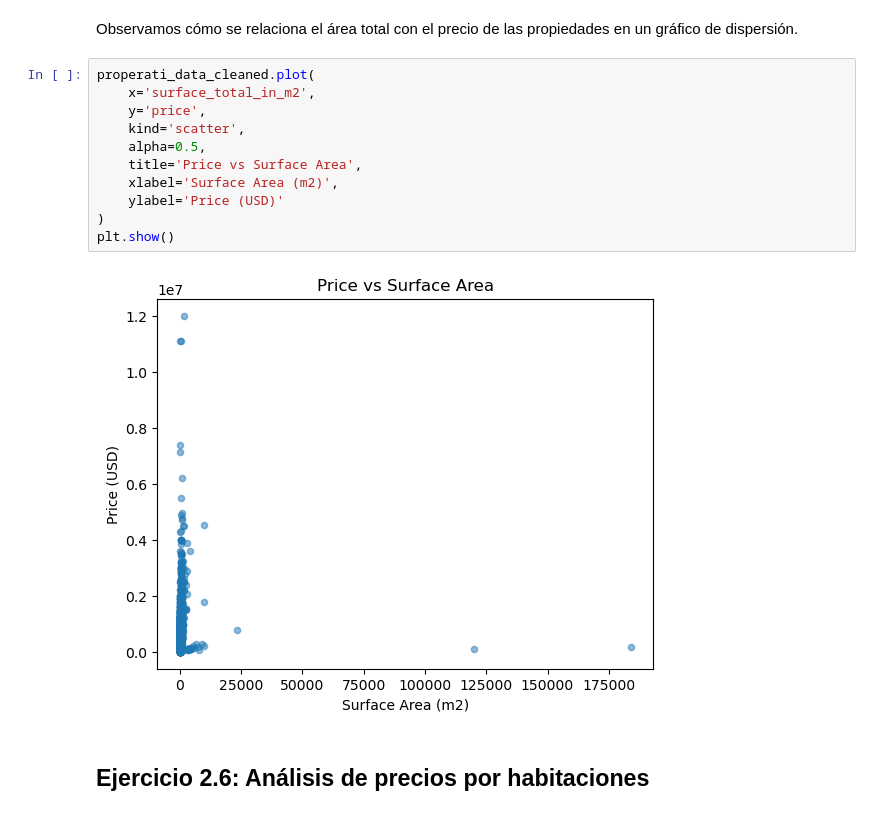
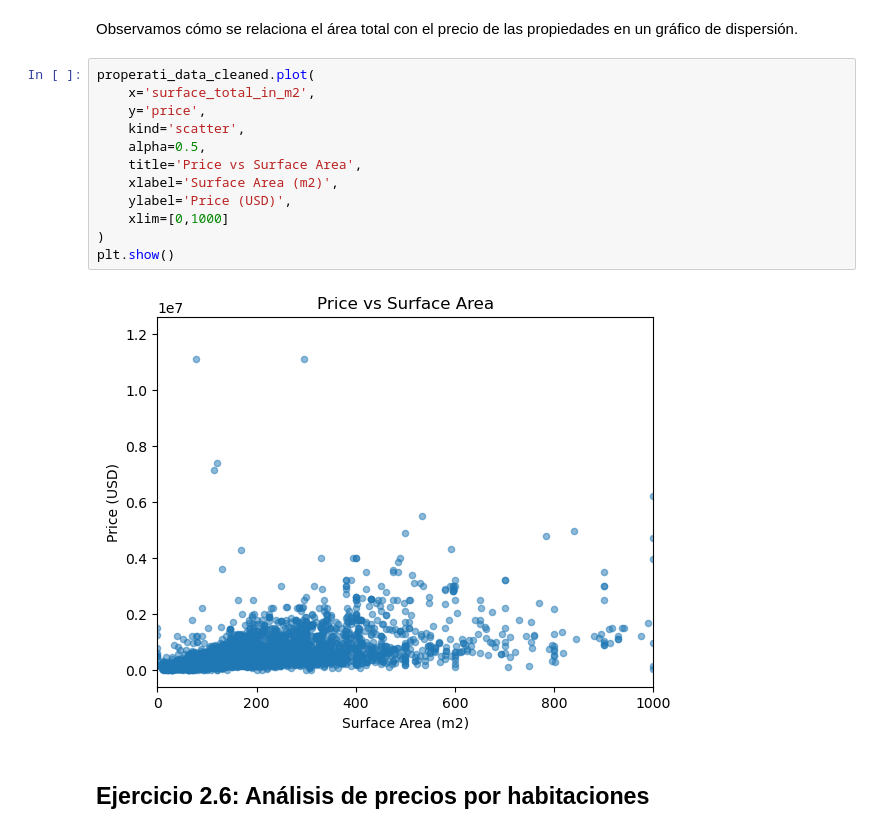
Before and after one commit to ljpiere/data_python_classes, a Jupyter notebook: DA/Webinar 7 - Sprint 4 - Graficas matplotlib/Webinar7_Sp4_Md1-3.ipynb, the cells around one changed output. Cells and saved outputs as stored; diff of their text form.

```diff
--- a/DA/Webinar 7 - Sprint 4 - Graficas matplotlib/Webinar7_Sp4_Md1-3.ipynb
+++ b/DA/Webinar 7 - Sprint 4 - Graficas matplotlib/Webinar7_Sp4_Md1-3.ipynb
@@ -279,16 +403,17 @@ Observamos cómo se relaciona el área total con el precio de las propiedades en
 # %%
 properati_data_cleaned.plot(
     x='surface_total_in_m2',
     y='price',
     kind='scatter',
     alpha=0.5,
     title='Price vs Surface Area',
     xlabel='Surface Area (m2)',
-    ylabel='Price (USD)'
+    ylabel='Price (USD)',
+    xlim=[0,1000]
 )
 plt.show()
 # %% [output]
-[figure, old version]
+[figure, new version]
 # %% [markdown]
 ## **Ejercicio 2.6: Análisis de precios por habitaciones**
 # %% [markdown]
```
Also changed, not shown: parts of 26 cells of this notebook, 2 other files.
